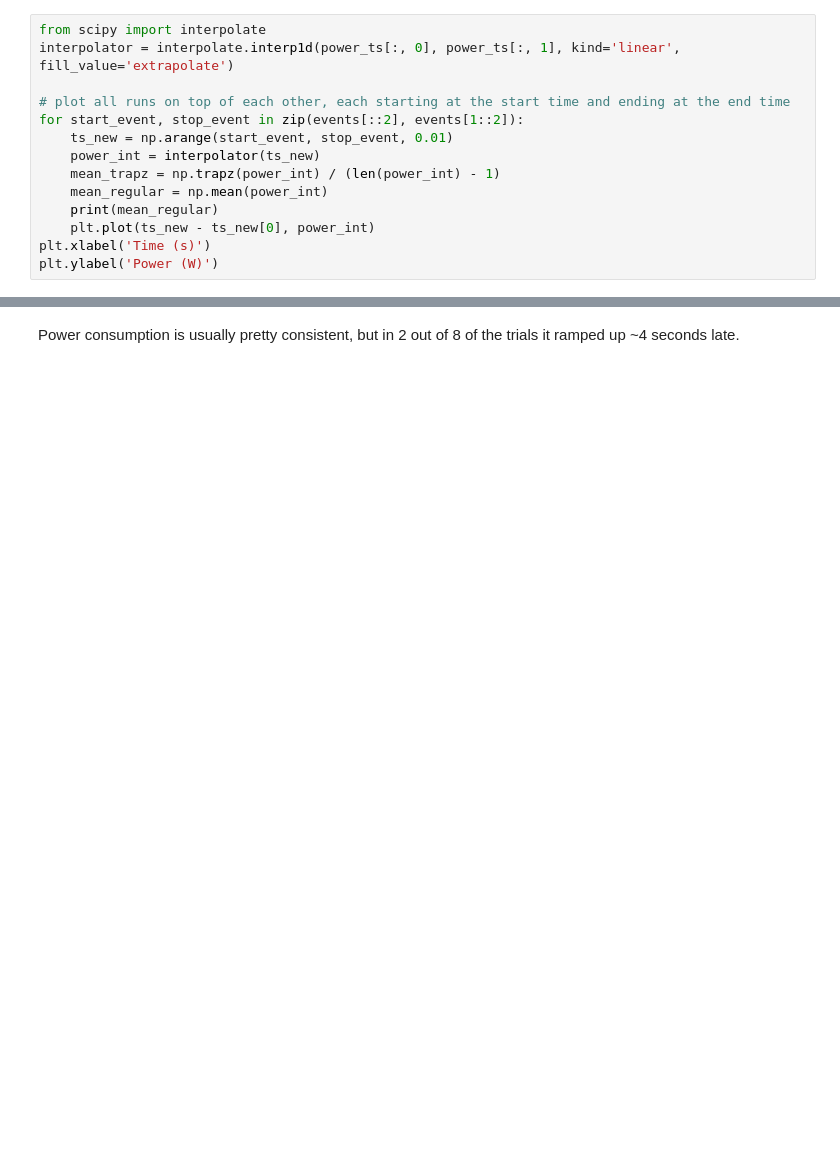
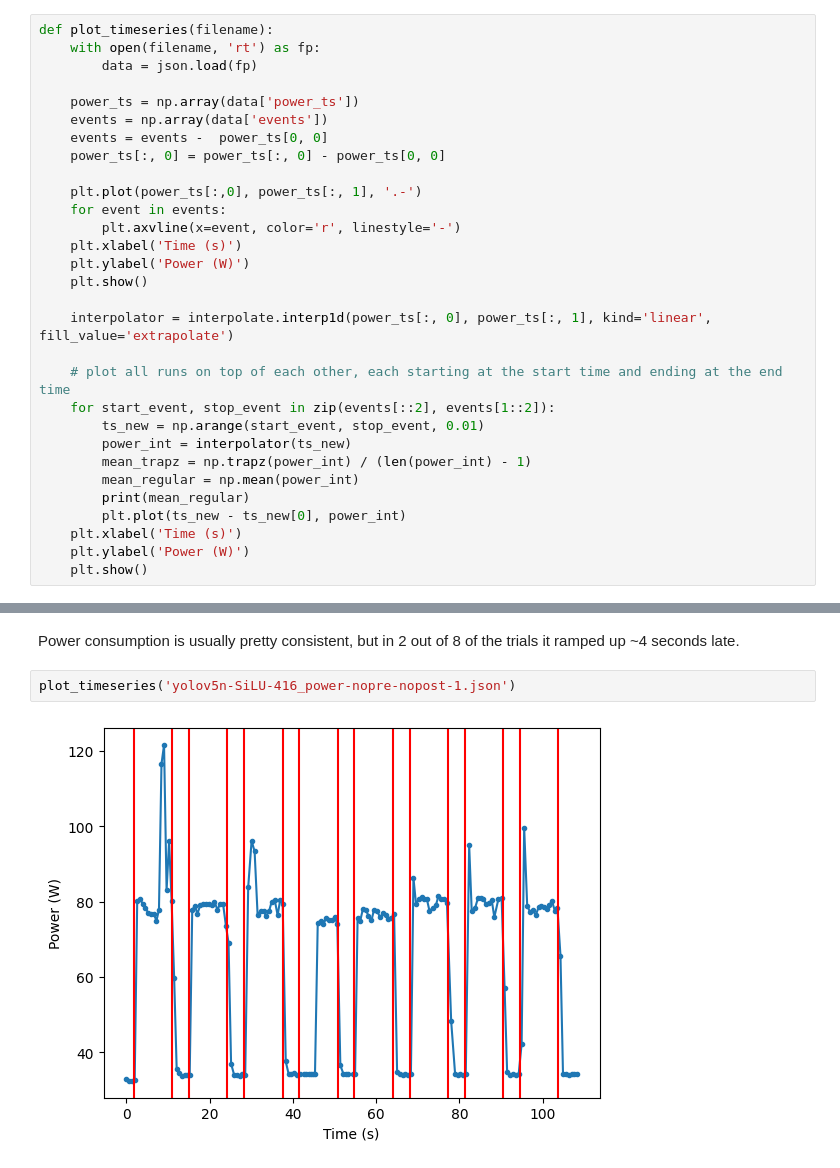
Before and after one commit to jquinn57/gpu-benchmarking, a Jupyter notebook: power_analysis.ipynb, the cells around one changed output, grey strips where cells are left out. Drawn from its saved outputs; the diff is of its cells as text; blank space fills up the shorter version.

```diff
--- a/power_analysis.ipynb
+++ b/power_analysis.ipynb
@@ -23,14 +6,30 @@ Text(0, 0.5, 'Power (W)')
 # %%
-from scipy import interpolate
-interpolator = interpolate.interp1d(power_ts[:, 0], power_ts[:, 1], kind='linear', fill_value='extrapolate')
+def plot_timeseries(filename):
+    with open(filename, 'rt') as fp:
+        data = json.load(fp)
 
-# plot all runs on top of each other, each starting at the start time and ending at the end time
-for start_event, stop_event in zip(events[::2], events[1::2]):
-    ts_new = np.arange(start_event, stop_event, 0.01)
-    power_int = interpolator(ts_new)
-    mean_trapz = np.trapz(power_int) / (len(power_int) - 1)
-    mean_regular = np.mean(power_int)
-    print(mean_regular)
-    plt.plot(ts_new - ts_new[0], power_int)
-plt.xlabel('Time (s)')
-plt.ylabel('Power (W)')
+    power_ts = np.array(data['power_ts'])
+    events = np.array(data['events'])
+    events = events -  power_ts[0, 0]
+    power_ts[:, 0] = power_ts[:, 0] - power_ts[0, 0]
+
+    plt.plot(power_ts[:,0], power_ts[:, 1], '.-')
+    for event in events:
+        plt.axvline(x=event, color='r', linestyle='-')
+    plt.xlabel('Time (s)')
+    plt.ylabel('Power (W)')
+    plt.show()
+
+    interpolator = interpolate.interp1d(power_ts[:, 0], power_ts[:, 1], kind='linear', fill_value='extrapolate')
+
+    # plot all runs on top of each other, each starting at the start time and ending at the end time
+    for start_event, stop_event in zip(events[::2], events[1::2]):
+        ts_new = np.arange(start_event, stop_event, 0.01)
+        power_int = interpolator(ts_new)
+        mean_trapz = np.trapz(power_int) / (len(power_int) - 1)
+        mean_regular = np.mean(power_int)
+        print(mean_regular)
+        plt.plot(ts_new - ts_new[0], power_int)
+    plt.xlabel('Time (s)')
+    plt.ylabel('Power (W)')
+    plt.show()
@@ -48,2 +49,6 @@ Text(0, 0.5, 'Power (W)')
 # %% [markdown]
 Power consumption is usually pretty consistent, but in 2 out of 8 of the trials it ramped up ~4 seconds late.
+# %%
+plot_timeseries('yolov5n-SiLU-416_power-nopre-nopost-1.json')
+# %% [output]
+[figure, added]
```
Also changed, not shown: parts of 7 cells of this notebook.
